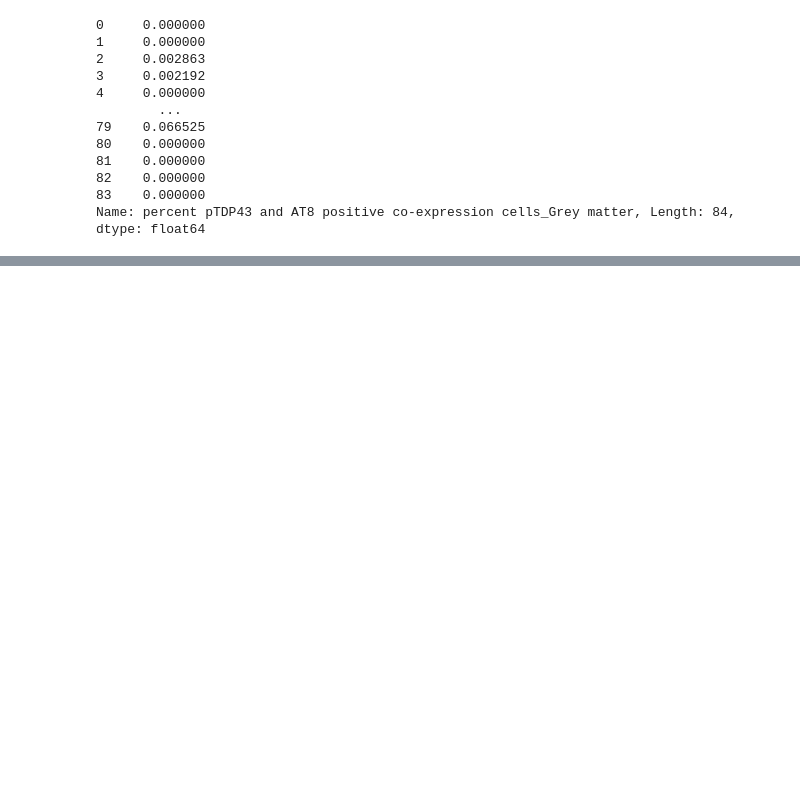
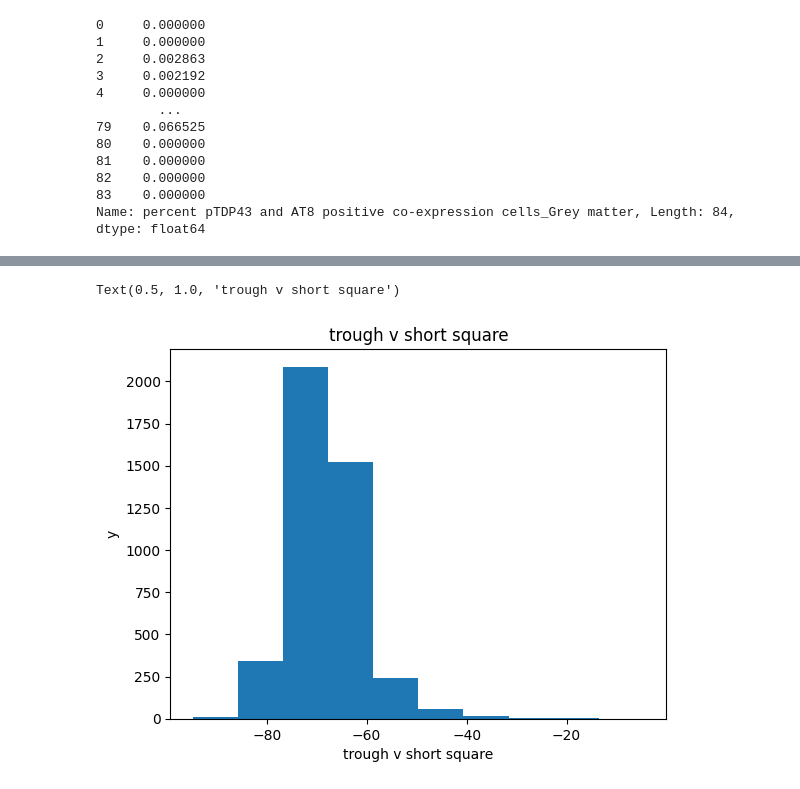
Before and after one commit to caseymacelhiney/neuro265, a Jupyter notebook: final_project.ipynb, the cells around one changed output, grey strips where cells are left out. Cells and saved outputs as stored; diff of their text form; code cells hidden in the pictures; blank space fills up the shorter version.

```diff
--- a/final_project.ipynb
+++ b/final_project.ipynb
@@ -64,0 +73,8 @@ plt.hist(alzheimers_pathology.iloc[:,26]) #percent pTDP43 positive area_Grey mat
+# %%
+plt.hist(patch_seq.iloc[:,33])
+plt.xlabel('trough v short square')
+plt.ylabel('y')
+plt.title('trough v short square')
+# %% [output]
+Text(0.5, 1.0, 'trough v short square')
+[figure, added]
```
Also changed, not shown: parts of 6 cells of this notebook.
